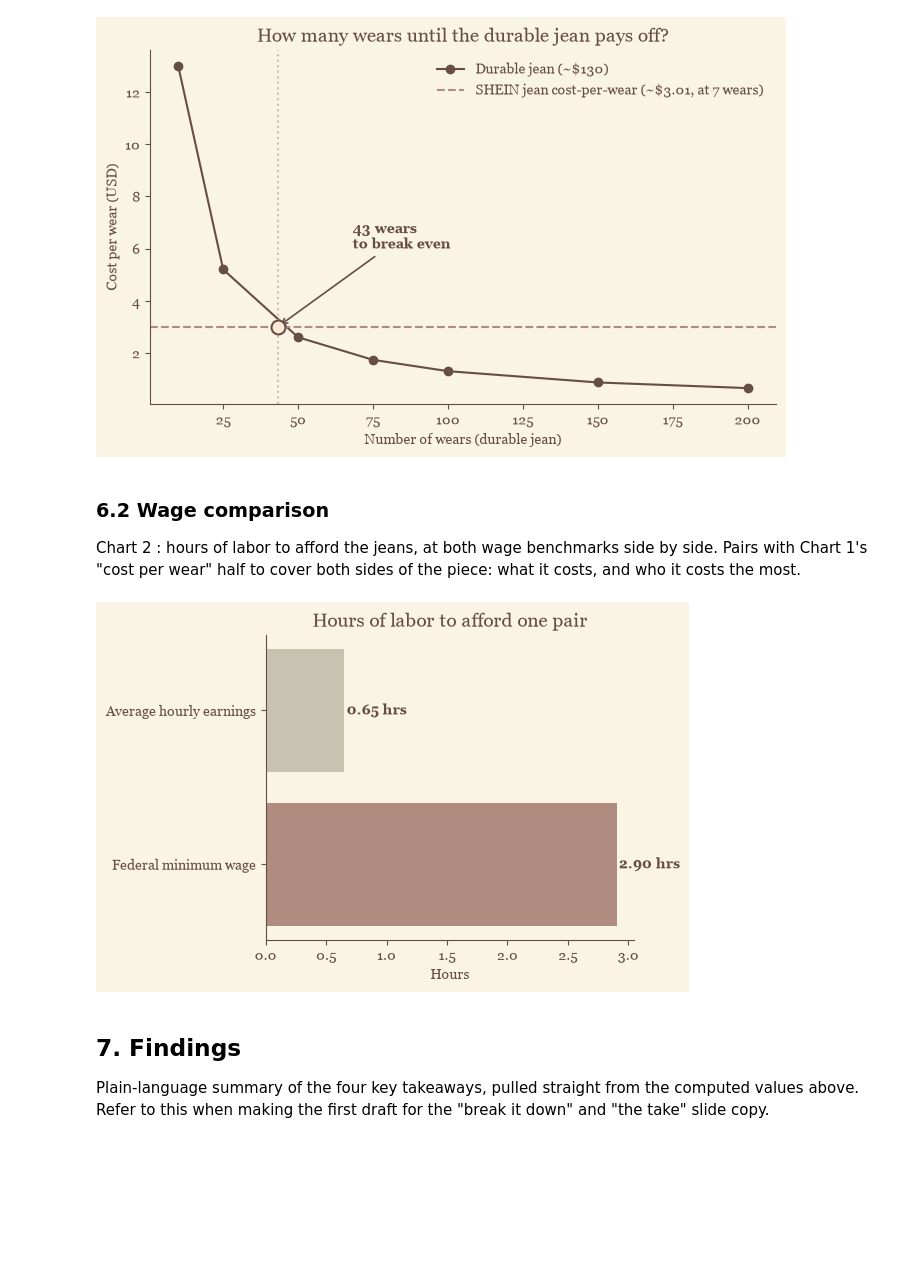
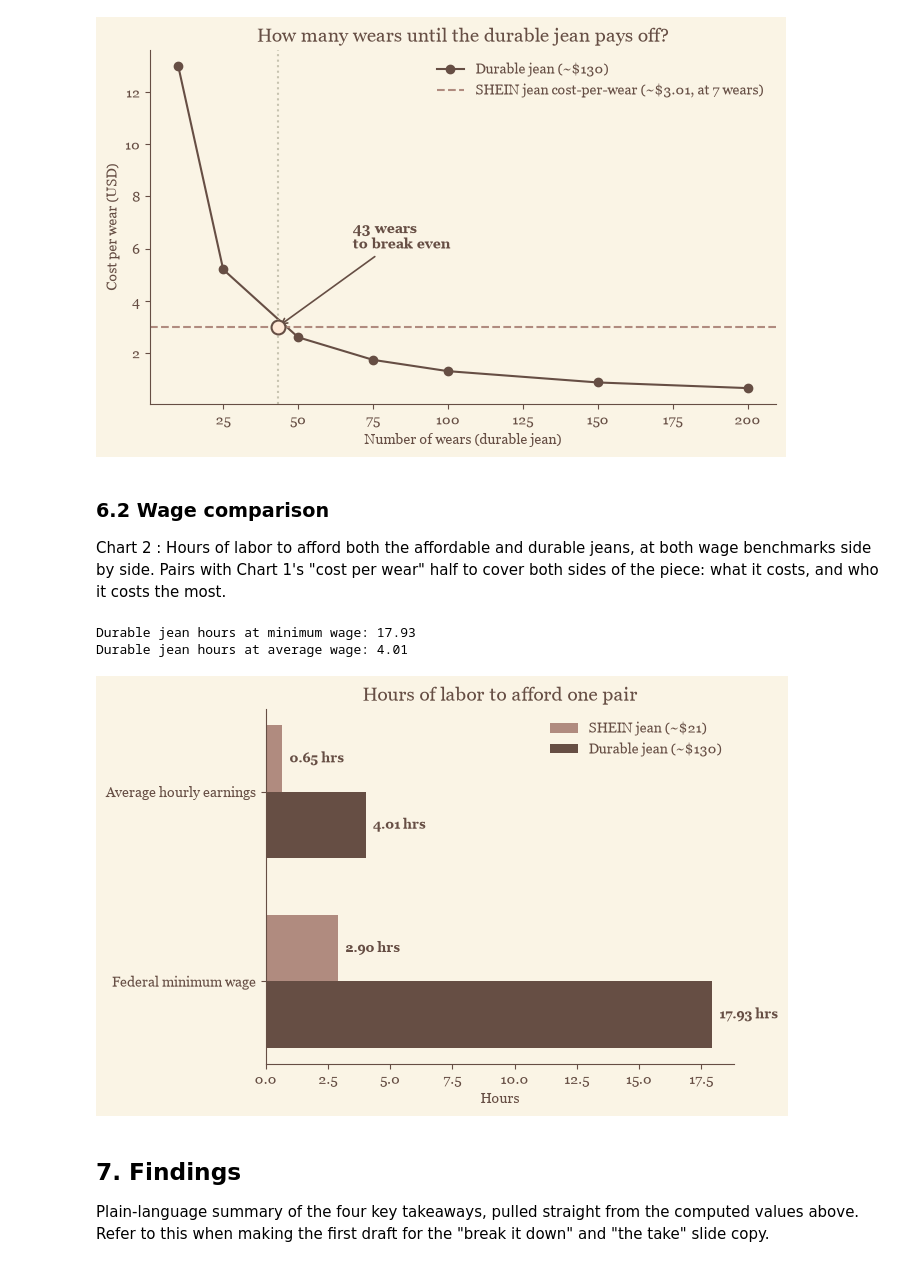
Before and after one commit to juvinciariadi/data-worn-thin.-, a Jupyter notebook: notebooks/issue-02/seven_wears_and_done.ipynb, the cells around one changed output. Cells and saved outputs as stored; diff of their text form; code cells hidden in the pictures; blank space fills up the shorter version.

Commit message:
added final slides for issue 2, updated ipynb so that char 2 now includes the cost of durabe jeans, updated the source list to include the new source for lifespan of durable jeans

```diff
--- a/notebooks/issue-02/seven_wears_and_done.ipynb
+++ b/notebooks/issue-02/seven_wears_and_done.ipynb
@@ -207,26 +207,47 @@ plt.show()
 # %% [markdown]
 ### 6.2 Wage comparison
 
-Chart 2 : hours of labor to afford the jeans, at both wage benchmarks side by side. Pairs with Chart 1's "cost per wear" half to cover both sides of the piece: what it costs, and who it costs the most.
+Chart 2 : Hours of labor to afford both the affordable and durable jeans, at both wage benchmarks side by side. Pairs with Chart 1's "cost per wear" half to cover both sides of the piece: what it costs, and who it costs the most.
 # %%
-fig2, ax = plt.subplots(figsize=(6, 4))
-bars = ax.barh(
-    ["Federal minimum wage", "Average hourly earnings"],
-    [hours_min_wage, hours_avg_wage],
-    color=[PALETTE["dusty"], PALETTE["sage"]],
-)
-for bar in bars:
-    width = bar.get_width()
-    ax.text(width + 0.02, bar.get_y() + bar.get_height()/2, f"{width:.2f} hrs",
-            va="center", color=PALETTE["cocoa"], fontweight="bold")
+# Durable jean hours calculations, added alongside existing SHEIN figures
+hours_min_wage_durable = durable_jean_mid / fed_min_wage_current
+hours_avg_wage_durable = durable_jean_mid / ahetpi_current
 
+print(f"Durable jean hours at minimum wage: {hours_min_wage_durable:.2f}")
+print(f"Durable jean hours at average wage: {hours_avg_wage_durable:.2f}")
+
+fig2, ax = plt.subplots(figsize=(7, 4.5))
+
+labels = ["Federal minimum wage", "Average hourly earnings"]
+shein_hours = [hours_min_wage, hours_avg_wage]
+durable_hours = [hours_min_wage_durable, hours_avg_wage_durable]
+
+x = range(len(labels))
+width = 0.35
+
+bars1 = ax.barh([i + width/2 for i in x], shein_hours, height=width,
+                color=PALETTE["dusty"], label=f"SHEIN jean (~${shein_jean_price:.0f})")
+bars2 = ax.barh([i - width/2 for i in x], durable_hours, height=width,
+                color=PALETTE["cocoa"], label=f"Durable jean (~${durable_jean_mid:.0f})")
+
+for bars in [bars1, bars2]:
+    for bar in bars:
+        width_val = bar.get_width()
+        ax.text(width_val + 0.3, bar.get_y() + bar.get_height()/2, f"{width_val:.2f} hrs",
+                va="center", color=PALETTE["cocoa"], fontweight="bold", fontsize=9)
+
+ax.set_yticks(list(x))
+ax.set_yticklabels(labels)
 ax.set_title("Hours of labor to afford one pair", fontsize=14, color=PALETTE["cocoa"])
 ax.set_xlabel("Hours")
+ax.legend(frameon=False, loc="upper right")
 ax.spines[["top", "right"]].set_visible(False)
 plt.tight_layout()
 plt.show()
 # %% [output]
+Durable jean hours at minimum wage: 17.93
+Durable jean hours at average wage: 4.01
-[figure, old version]
+[figure, new version]
 # %% [markdown]
 ## 7. Findings
 
```
Also changed, not shown: parts of 2 cells of this notebook, 12 other files.
